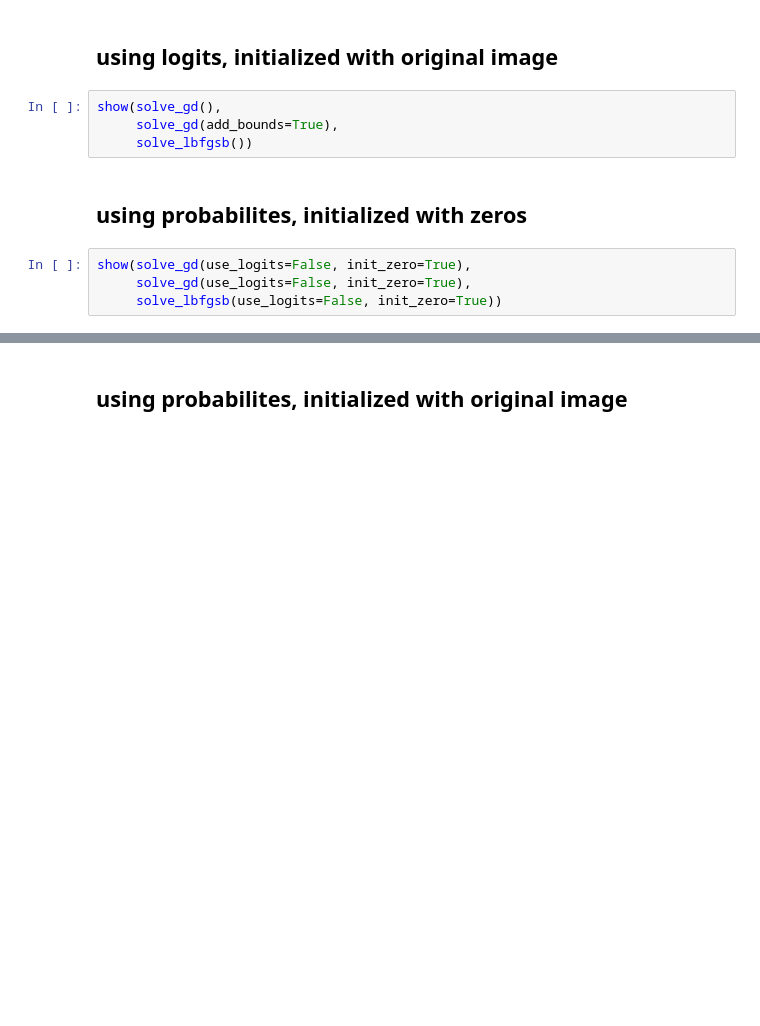
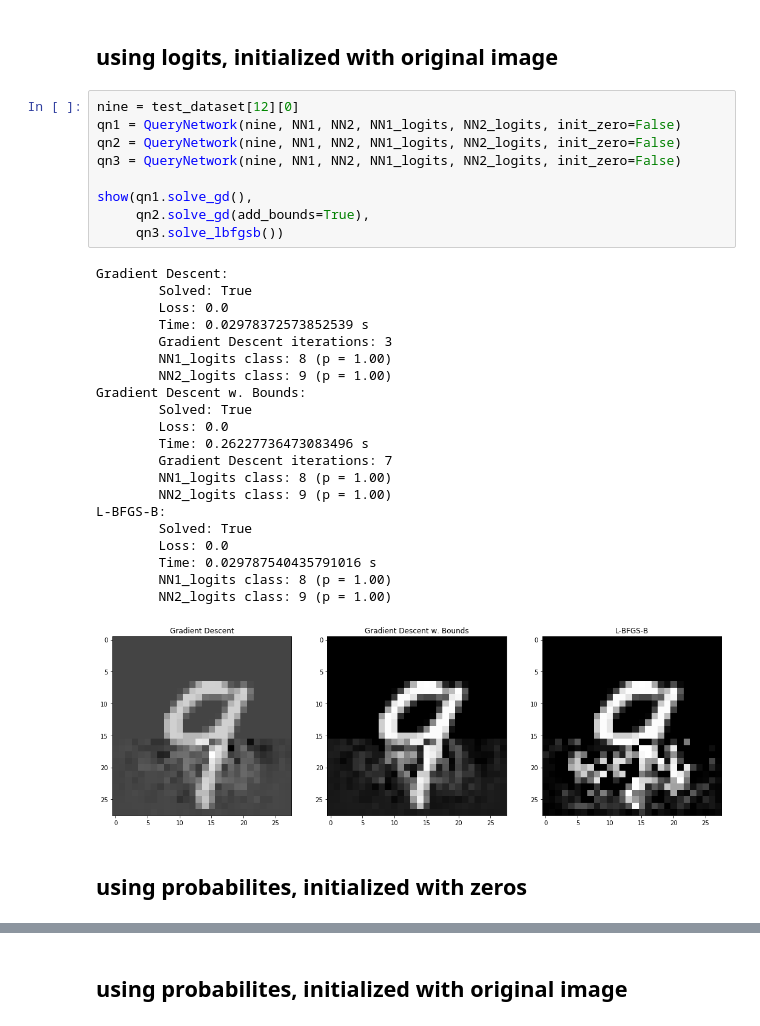
Before and after one commit to manuelbre/Reliable-and-Interpretable-AI-HS18, a Jupyter notebook: assignments/ex5/task.ipynb, the cells around one changed output, grey strips where cells are left out. Cells and saved outputs as stored; diff of their text form; blank space fills up the shorter version.

```diff
--- a/assignments/ex5/task.ipynb
+++ b/assignments/ex5/task.ipynb
@@ -314,13 +307,36 @@ ipdb> q
 Note that the first image has weird colors as not all values are in [0, 1].
 # %% [markdown]
 ## using logits, initialized with original image
-# %%
-show(solve_gd(),
-     solve_gd(add_bounds=True),
-     solve_lbfgsb())
+# %%
+nine = test_dataset[12][0]
+qn1 = QueryNetwork(nine, NN1, NN2, NN1_logits, NN2_logits, init_zero=False)
+qn2 = QueryNetwork(nine, NN1, NN2, NN1_logits, NN2_logits, init_zero=False)
+qn3 = QueryNetwork(nine, NN1, NN2, NN1_logits, NN2_logits, init_zero=False)
+
+show(qn1.solve_gd(),
+     qn2.solve_gd(add_bounds=True),
+     qn3.solve_lbfgsb())
+# %% [output]
+Gradient Descent:
+        Solved: True
+        Loss: 0.0
+        Time: 0.02978372573852539 s
+        Gradient Descent iterations: 3
+        NN1_logits class: 8 (p = 1.00)
+        NN2_logits class: 9 (p = 1.00)
+Gradient Descent w. Bounds:
+        Solved: True
+        Loss: 0.0
+        Time: 0.26227736473083496 s
+        Gradient Descent iterations: 7
+        NN1_logits class: 8 (p = 1.00)
+        NN2_logits class: 9 (p = 1.00)
+L-BFGS-B:
+        Solved: True
+        Loss: 0.0
+        Time: 0.029787540435791016 s
+        NN1_logits class: 8 (p = 1.00)
+        NN2_logits class: 9 (p = 1.00)
+[figure, added]
 # %% [markdown]
 ## using probabilites, initialized with zeros
-# %%
-show(solve_gd(use_logits=False, init_zero=True),
-     solve_gd(use_logits=False, init_zero=True),
-     solve_lbfgsb(use_logits=False, init_zero=True))
```
Also changed, not shown: parts of 14 cells of this notebook, 1 other file.
